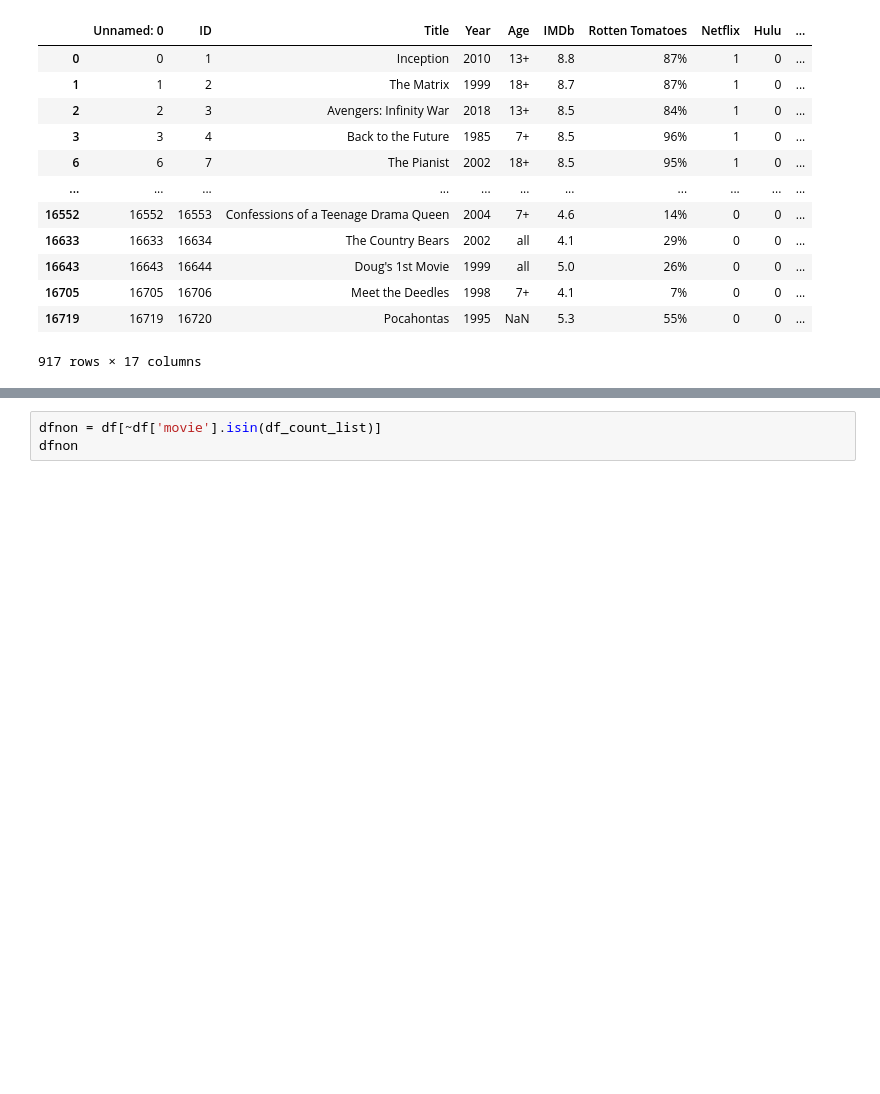
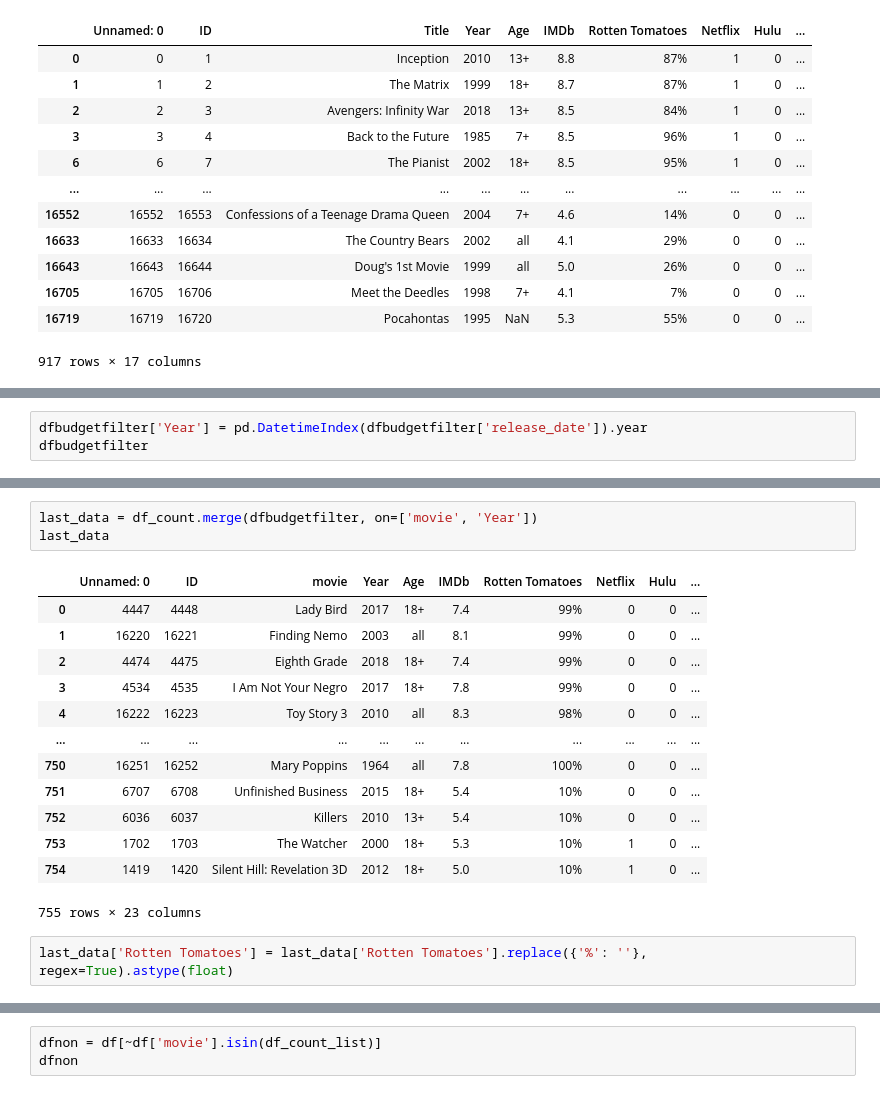
Before and after one commit to cclacey/microsoft_movie_analysis, a Jupyter notebook: create_sql_database.ipynb, the cells around one changed output, grey strips where cells are left out. Drawn from its saved outputs; the diff is of its cells as text; blank space fills up the shorter version.

Commit message:
last data inputed

```diff
--- a/create_sql_database.ipynb
+++ b/create_sql_database.ipynb
@@ -669,0 +628,3 @@ dfbudgetfilter.describe()
+# %%
+dfbudgetfilter['Year'] = pd.DatetimeIndex(dfbudgetfilter['release_date']).year
+dfbudgetfilter
@@ -669,0 +667,19 @@ dfbudgetfilter.describe()
+# %%
+last_data = df_count.merge(dfbudgetfilter, on=['movie', 'Year'])
+last_data
+# %% [output]
+|  | Unnamed: 0 | ID | movie | Year | Age | IMDb | Rotten Tomatoes | Netflix | Hulu | ... |
+| 0 | 4447 | 4448 | Lady Bird | 2017 | 18+ | 7.4 | 99% | 0 | 0 | ... |
+| 1 | 16220 | 16221 | Finding Nemo | 2003 | all | 8.1 | 99% | 0 | 0 | ... |
+| 2 | 4474 | 4475 | Eighth Grade | 2018 | 18+ | 7.4 | 99% | 0 | 0 | ... |
+| 3 | 4534 | 4535 | I Am Not Your Negro | 2017 | 18+ | 7.8 | 99% | 0 | 0 | ... |
+| 4 | 16222 | 16223 | Toy Story 3 | 2010 | all | 8.3 | 98% | 0 | 0 | ... |
+| ... | ... | ... | ... | ... | ... | ... | ... | ... | ... | ... |
+| 750 | 16251 | 16252 | Mary Poppins | 1964 | all | 7.8 | 100% | 0 | 0 | ... |
+| 751 | 6707 | 6708 | Unfinished Business | 2015 | 18+ | 5.4 | 10% | 0 | 0 | ... |
+| 752 | 6036 | 6037 | Killers | 2010 | 13+ | 5.4 | 10% | 0 | 0 | ... |
+| 753 | 1702 | 1703 | The Watcher | 2000 | 18+ | 5.3 | 10% | 1 | 0 | ... |
+| 754 | 1419 | 1420 | Silent Hill: Revelation 3D | 2012 | 18+ | 5.0 | 10% | 1 | 0 | ... |
+755 rows × 23 columns
+# %%
+last_data['Rotten Tomatoes'] = last_data['Rotten Tomatoes'].replace({'%': ''}, regex=True).astype(float)
```
Also changed, not shown: parts of 14 cells of this notebook.
